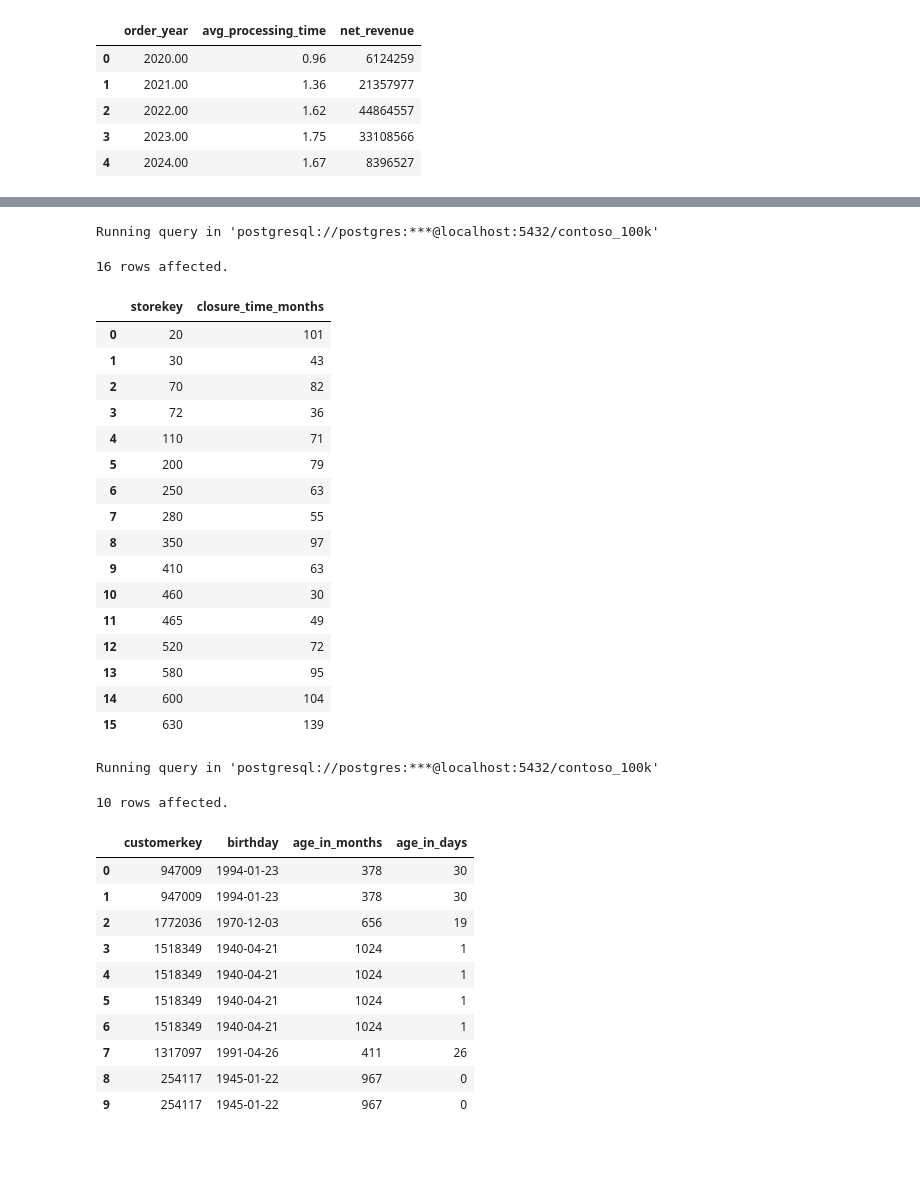
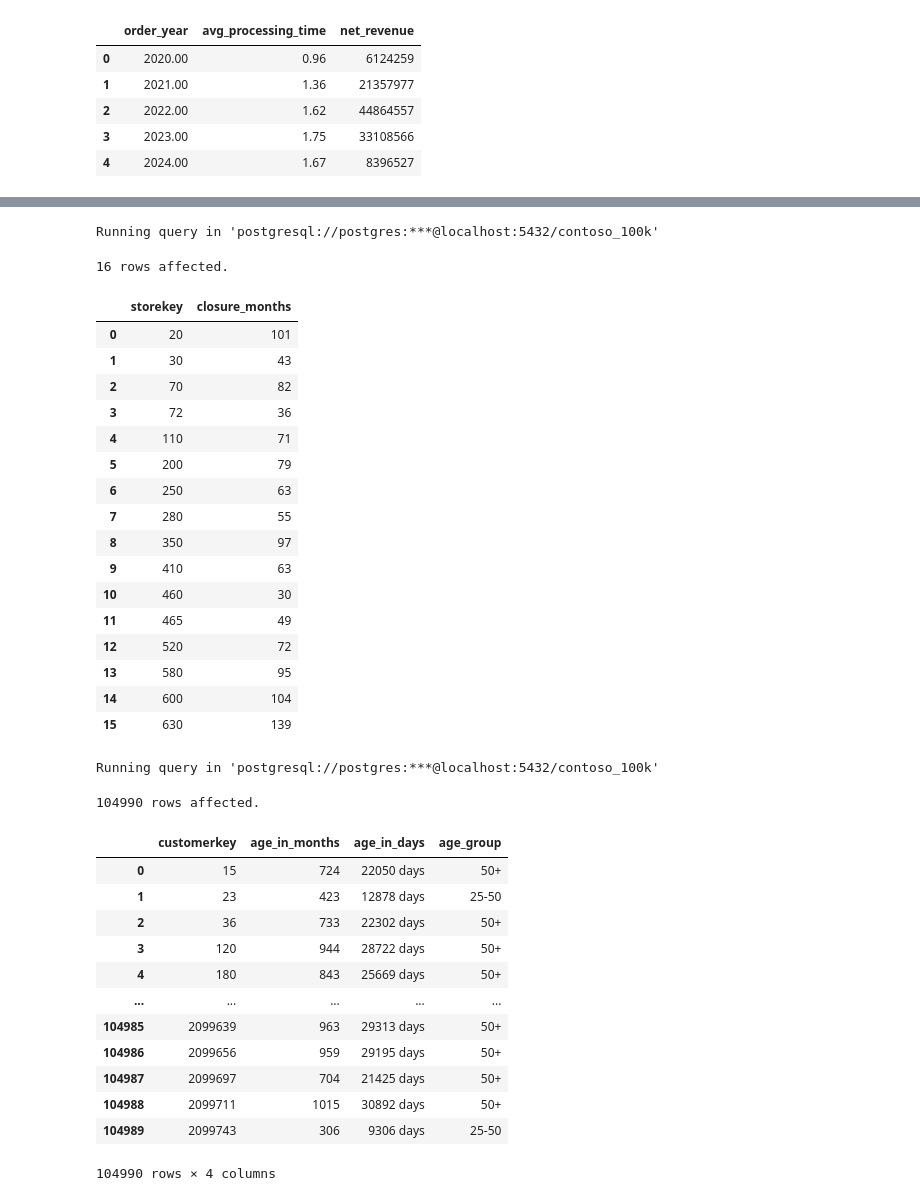
Before and after one commit to kreexus/luke_barrouse_sql, a Jupyter notebook: 2_Date_Time/3_Date_Differences.ipynb, the cells around one changed output, grey strips where cells are left out. Drawn from its saved outputs; the diff is of its cells as text; code cells hidden in the pictures; blank space fills up the shorter version.

```diff
--- a/2_Date_Time/3_Date_Differences.ipynb
+++ b/2_Date_Time/3_Date_Differences.ipynb
@@ -432,7 +434,9 @@ Running query in 'postgresql://postgres:***@localhost:5432/contoso_100k'
 <img src="https://github.com/lukebarousse/Int_SQL_Data_Analytics_Course/blob/main/Resources/images/2.3_yearly_processing_rev.png?raw=1" alt="Processing & Revenue" width="50%">
 # %%
 ##Store Closure Duration (2.3.1) - Problem
-##Calculate the closure time in months for each store that has been closed. This will help in understanding the duration of store operations before closure.
+##Problem Statement
+
+#Calculate the closure time in months for each store that has been closed. This will help in understanding the duration of store operations before closure.
 
     #Extract the year and month from the closedate and opendate to calculate the closure time in months.
     #Filter the data to include only stores with a closedate.
@@ -440,14 +444,16 @@ Running query in 'postgresql://postgres:***@localhost:5432/contoso_100k'
 %%sql
 
 SELECT
-    storekey,
-    EXTRACT(YEAR FROM AGE(closedate, opendate)) * 12 + EXTRACT(MONTH FROM AGE(closedate, opendate)) AS closure_time_months
-FROM store
-WHERE closedate IS NOT NULL;
+  storekey,
+  EXTRACT (YEAR from AGE (closedate,opendate)) * 12 + EXTRACT (MONTH from AGE (closedate,opendate))  as closure_months
+FROM
+  store
+WHERE
+  closedate is not null
 # %% [output]
 Running query in 'postgresql://postgres:***@localhost:5432/contoso_100k'
 16 rows affected.
-|  | storekey | closure_time_months |
+|  | storekey | closure_months |
 | 0 | 20 | 101 |
 | 1 | 30 | 43 |
 | 2 | 70 | 82 |
@@ -467,38 +473,41 @@ Running query in 'postgresql://postgres:***@localhost:5432/contoso_100k'
 # %%
 ##Customer Age Analysis (2.3.2) - Problem
 ##Analyze the age of customers by calculating their age in months and days, and categorizing them into age groups. This final table will help in understanding the demographic distribution of the customer base.
 
     #Extract the year and month from the birthday to calculate the age in months.
     #Use the AGE function to calculate the age in days from CURRENT_DATE.
     #Categorize customers into age groups:
         #'Under 25'
         #'25-50'
         #'50+'.
 %%sql
 
 SELECT
-  c.customerkey,
-  c.birthday,
-  EXTRACT (YEAR from AGE (current_date, c.birthday) ) * 12 + EXTRACT (MONTH from AGE (current_date, c.birthday) ) as age_in_months,
-  EXTRACT (DAY from AGE (current_date, c.birthday)) as age_in_days
-FROM sales s
-LEFT JOIN customer c
-ON s.customerkey = c.customerkey
-LIMIT 10
+    customerkey,
+    EXTRACT(YEAR FROM AGE(CURRENT_DATE, birthday)) * 12 + EXTRACT(MONTH FROM AGE(CURRENT_DATE, birthday)) AS age_in_months,
+    AGE(CURRENT_DATE, birthday) AS age_in_days,
+    CASE
+        WHEN birthday >= CURRENT_DATE - INTERVAL '25 years' THEN 'Under 25'
+        WHEN birthday >= CURRENT_DATE - INTERVAL '49 years' THEN '25-50'
+        ELSE '50+'
+    END AS age_group
+FROM customer;
 # %% [output]
 Running query in 'postgresql://postgres:***@localhost:5432/contoso_100k'
-10 rows affected.
+104990 rows affected.
-|  | customerkey | birthday | age_in_months | age_in_days |
-| 0 | 947009 | 1994-01-23 | 378 | 30 |
-| 1 | 947009 | 1994-01-23 | 378 | 30 |
-| 2 | 1772036 | 1970-12-03 | 656 | 19 |
-| 3 | 1518349 | 1940-04-21 | 1024 | 1 |
-| 4 | 1518349 | 1940-04-21 | 1024 | 1 |
-| 5 | 1518349 | 1940-04-21 | 1024 | 1 |
-| 6 | 1518349 | 1940-04-21 | 1024 | 1 |
-| 7 | 1317097 | 1991-04-26 | 411 | 26 |
-| 8 | 254117 | 1945-01-22 | 967 | 0 |
-| 9 | 254117 | 1945-01-22 | 967 | 0 |
+|  | customerkey | age_in_months | age_in_days | age_group |
+| 0 | 15 | 724 | 22050 days | 50+ |
+| 1 | 23 | 423 | 12878 days | 25-50 |
+| 2 | 36 | 733 | 22302 days | 50+ |
+| 3 | 120 | 944 | 28722 days | 50+ |
+| 4 | 180 | 843 | 25669 days | 50+ |
+| ... | ... | ... | ... | ... |
+| 104985 | 2099639 | 963 | 29313 days | 50+ |
+| 104986 | 2099656 | 959 | 29195 days | 50+ |
+| 104987 | 2099697 | 704 | 21425 days | 50+ |
+| 104988 | 2099711 | 1015 | 30892 days | 50+ |
+| 104989 | 2099743 | 306 | 9306 days | 25-50 |
+104990 rows × 4 columns
 # %%
 ##Store Closure Classification (2.3.3) - Problem
 ##Classify stores that have closed based on their operational lifespan in months. This analysis will help us understand the typical operational lifespan of stores before they close.
```
Also changed, not shown: parts of 3 cells of this notebook.
